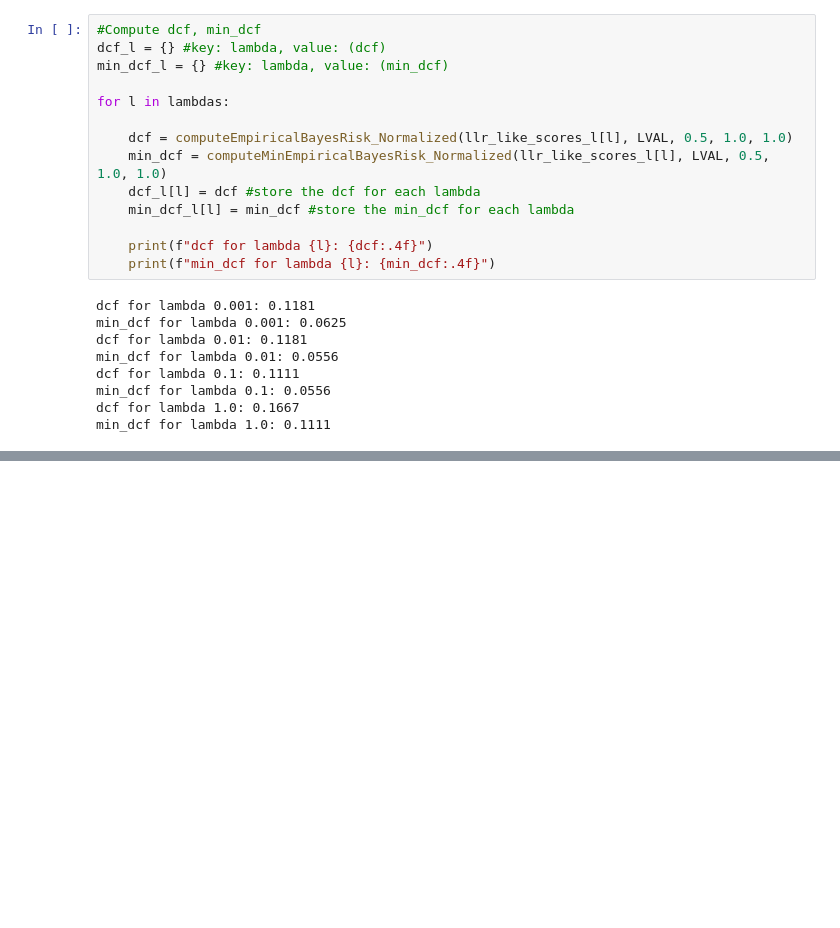
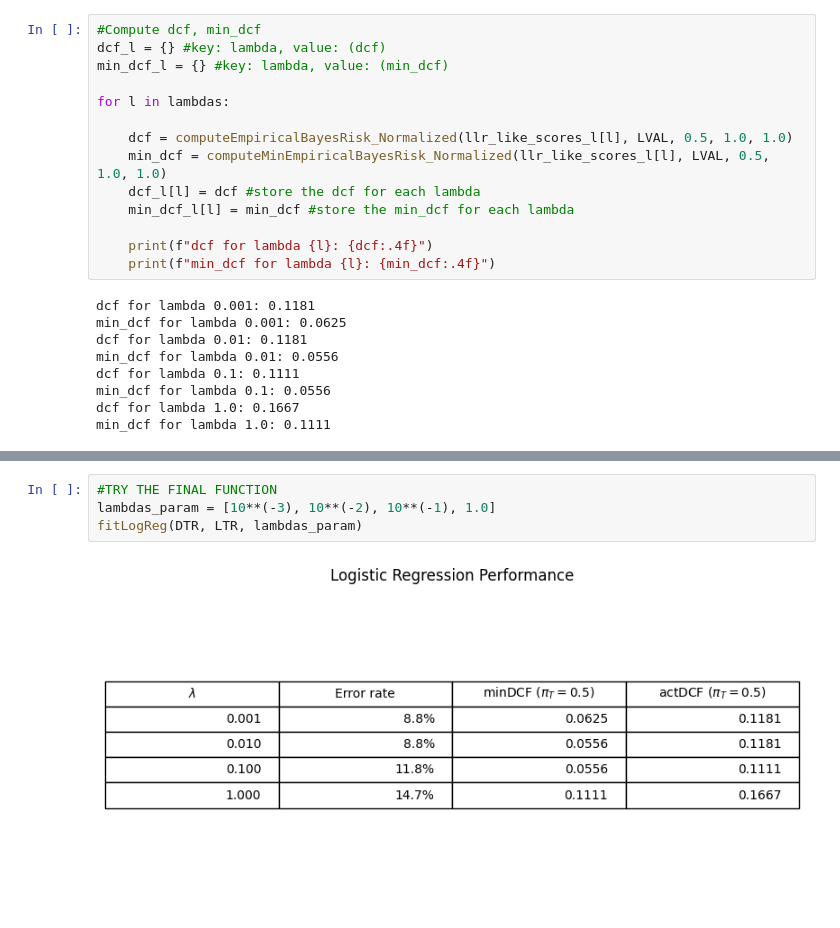
Before and after one commit to RiccardoRevalor/MachineLearningPatternRecognition, a Jupyter notebook: lab9_LogisticRegression/LR.ipynb, the cells around one changed output, grey strips where cells are left out. Drawn from its saved outputs; the diff is of its cells as text; blank space fills up the shorter version.

Commit message:
l09: binary L.R. final function

```diff
--- a/lab9_LogisticRegression/LR.ipynb
+++ b/lab9_LogisticRegression/LR.ipynb
@@ -632,0 +744,6 @@ min_dcf for lambda 1.0: 0.1111
+# %%
+#TRY THE FINAL FUNCTION
+lambdas_param = [10**(-3), 10**(-2), 10**(-1), 1.0]
+fitLogReg(DTR, LTR, lambdas_param)
+# %% [output]
+[figure, added]
```
Also changed, not shown: parts of 3 cells of this notebook.
